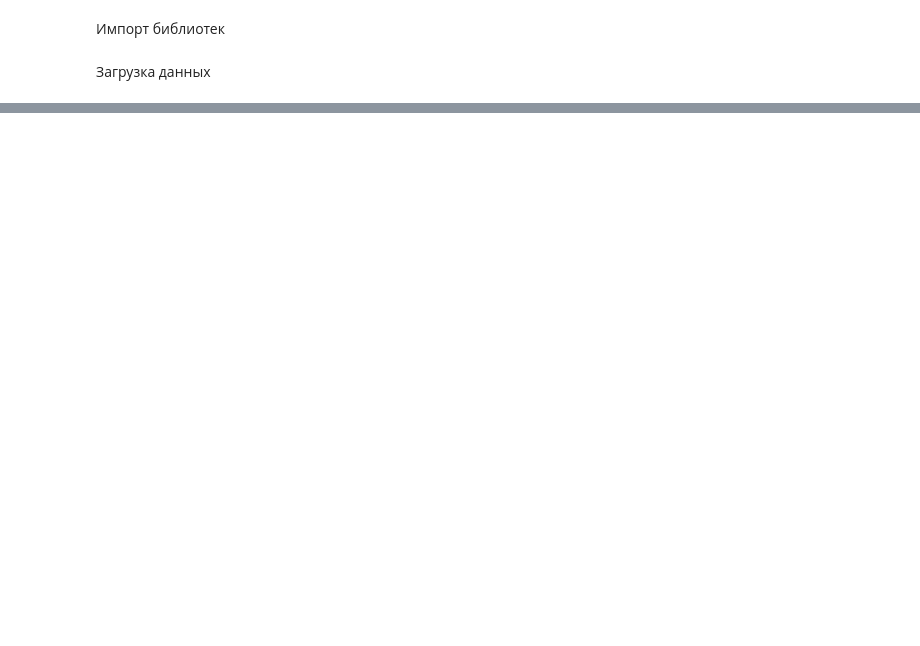
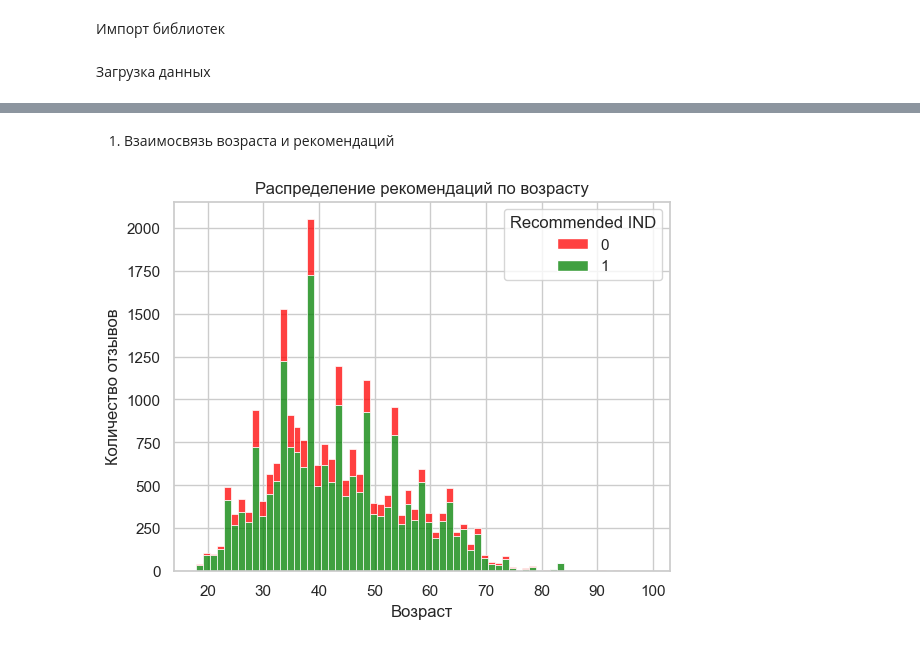
Before and after one commit to tatiana223/TMO_2025, a Jupyter notebook: Якимова ИУ5-65Б ТМО НИРС.ipynb, the cells around one changed output, grey strips where cells are left out. Drawn from its saved outputs; the diff is of its cells as text; code cells hidden in the pictures; blank space fills up the shorter version.

```diff
--- a/Якимова ИУ5-65Б ТМО НИРС.ipynb
+++ b/Якимова ИУ5-65Б ТМО НИРС.ipynb
@@ -199,0 +170,16 @@ weighted avg       0.13      0.18      0.14    628293
+# %% [markdown]
+1. Взаимосвязь возраста и рекомендаций
+# %%
+sns.histplot(
+    data=df,
+    x='Age',
+    hue='Recommended IND',
+    multiple='stack',
+    palette={0: 'red', 1: 'green'}
+)
+plt.title('Распределение рекомендаций по возрасту')
+plt.xlabel('Возраст')
+plt.ylabel('Количество отзывов')
+plt.show()
+# %% [output]
+[figure, added]
```
Also changed, not shown: parts of 95 cells of this notebook.
